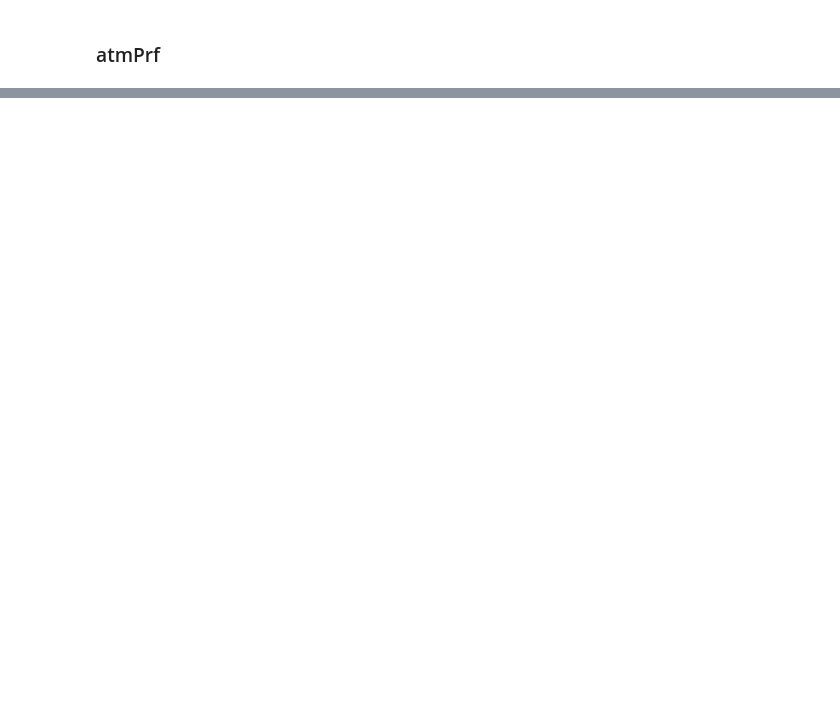
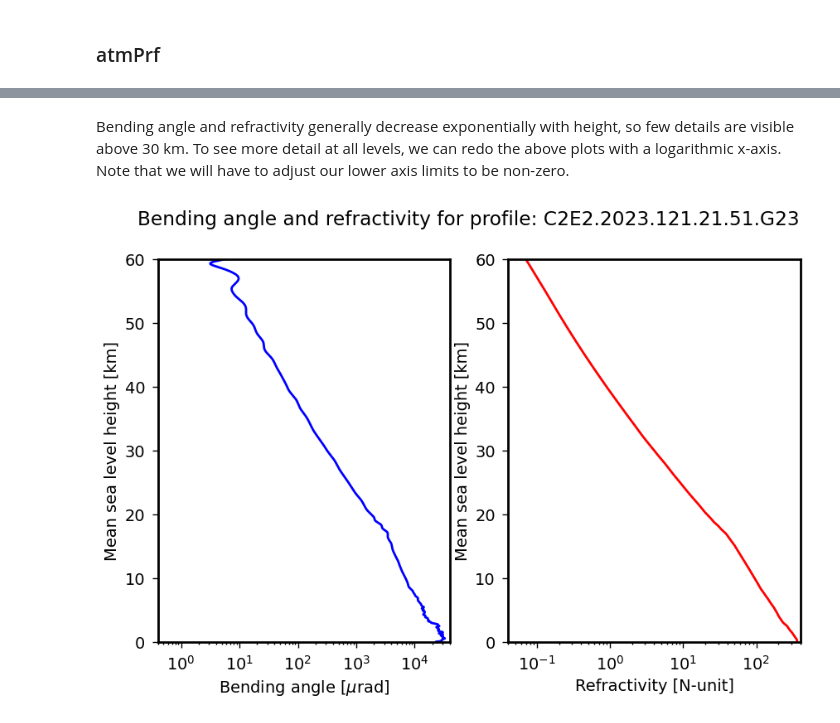
Before and after one commit to cosmic-sysadmin/GNSSRSC-2023, a Jupyter notebook: jupyter-notebooks/neutral_atmos_lab.ipynb, the cells around one changed output, grey strips where cells are left out. Cells and saved outputs as stored; diff of their text form; code cells hidden in the pictures; blank space fills up the shorter version.

```diff
--- a/jupyter-notebooks/neutral_atmos_lab.ipynb
+++ b/jupyter-notebooks/neutral_atmos_lab.ipynb
@@ -178,0 +246,11 @@ For the demonstration, the random number generator has been seeded such that the
+# %%
+# Extract the data from the netCDF
+bending_angle = atmPrf_ncid_now.variables['Bend_ang'][:] * 1.E6 # Convert to units [microradians]
+refractivity = atmPrf_ncid_now.variables['Ref'][:] # Units [N-units]
+mean_sea_level_height = atmPrf_ncid_now.variables['MSL_alt'][:] # Units [km]
+
+# Basic analysis of variable size
+n_levs = mean_sea_level_height.size
+
+# Information
+print(f'[INFO] Number of levels : {n_levs}')
@@ -179,3 +286,34 @@ For the demonstration, the random number generator has been seeded such that the
+# %% [markdown]
+Bending angle and refractivity generally decrease exponentially with height, so few details are visible above 30 km. To see more detail at all levels, we can redo the above plots with a logarithmic x-axis. Note that we will have to adjust our lower axis limits to be non-zero.
+# %%
+"""
+Plot bending angle versus mean sea-level height,
+now on a logarithmic scale.
+"""
+# Create the figure object with two columns and one row
+fig, axs = plt.subplots(nrows=1, ncols=2, figsize=(10,6))
+# Add the data to each subplot contained in 'axs'
+axs[0].plot(bending_angle,mean_sea_level_height,color='b')
+axs[1].plot(refractivity,mean_sea_level_height,color='r')
+# Set the axis labels
+axs[0].set_xlabel('Bending angle [$\mu$rad]')
+axs[1].set_xlabel('Refractivity [N-unit]')
+axs[0].set_ylabel('Mean sea level height [km]')
+axs[1].set_ylabel('Mean sea level height [km]')
+# Set axis limits (None means unbounded; Matplotlib will decide)
+axs[0].set_xlim(0.4,40000)
+axs[1].set_xlim(0.04,400)
+axs[0].set_ylim(0,60)
+axs[1].set_ylim(0,60)
+# Set the x-axis to be logarithmic
+axs[0].set_xscale('log')
+axs[1].set_xscale('log')
+# Set the title
+fig.suptitle(f'Bending angle and refractivity for profile: {atmPrf_fname_short_now}')
+# Generate the plot
+plt.show()
+# %% [output]
+[figure, added]
 # %%
 # Additional date variables
 data_datetime = datetime.strptime(data_yrdoy,'%Y.%j')
```
Also changed, not shown: parts of 11 cells of this notebook.
